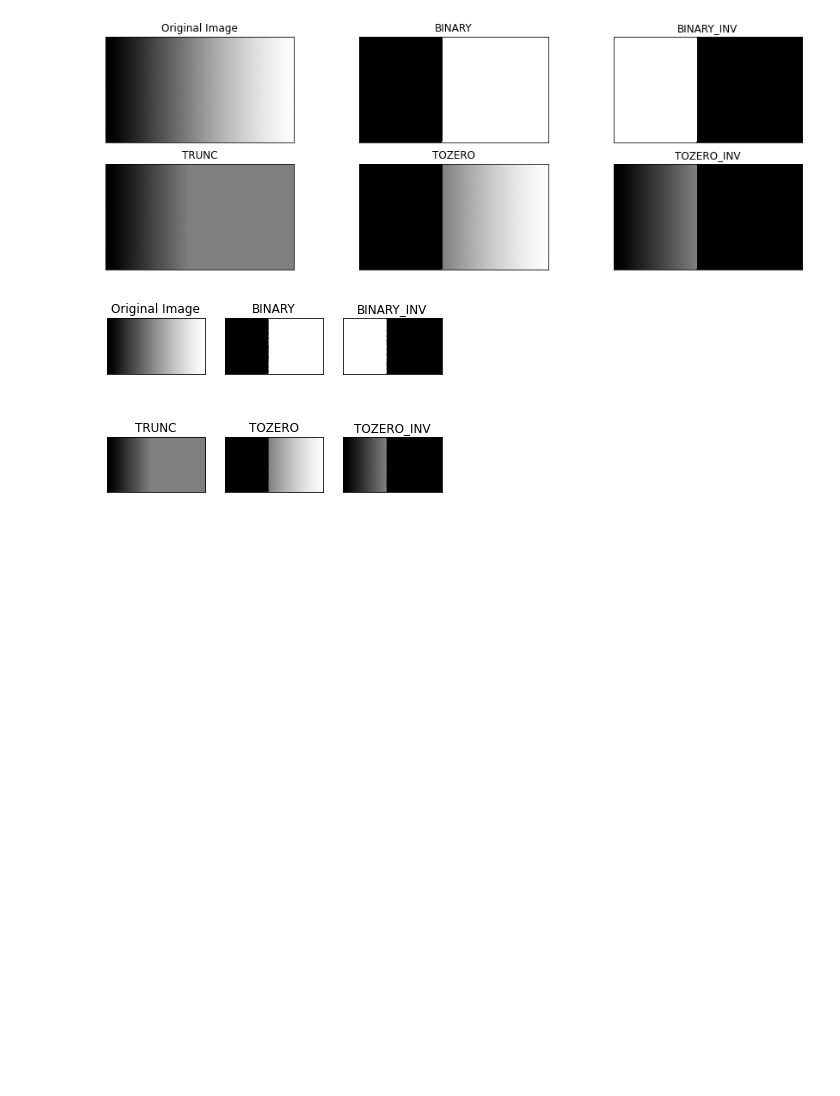
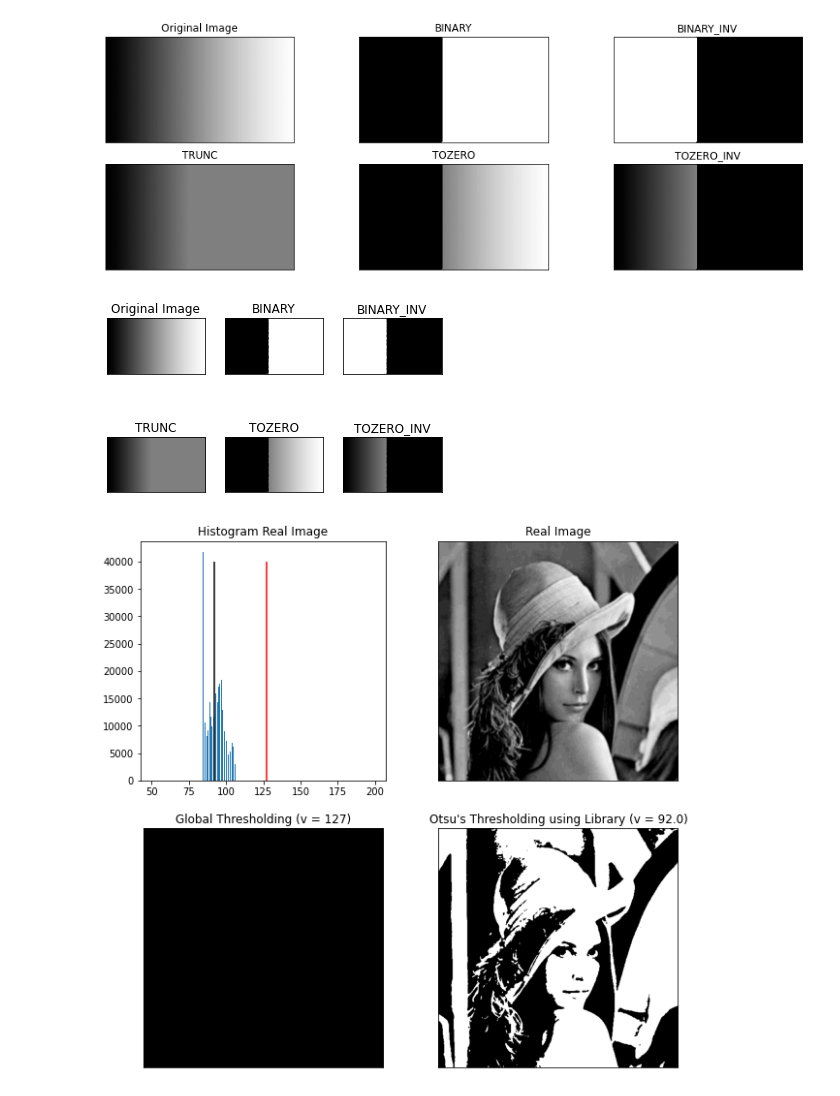
Before and after one commit to ab-rohman/Computer_Vision, a Jupyter notebook: Week10.ipynb, the cells around one changed output. Saved outputs shown, nothing was run; the diff lists cells and outputs as text; code cells hidden in the pictures; blank space fills up the shorter version.

Commit message:
Done Step 4

```diff
--- a/Week10.ipynb
+++ b/Week10.ipynb
@@ -65,3 +65,30 @@ for i in range(6):
 plt.show()
 # %% [output]
 [figure]
+# %%
+# Step 4 Using Library
+img_src2 = cv2.imread('/content/drive/MyDrive/Colab Notebooks/Images_PCVK/Images/lena_gs_lc2.jpg',0)
+img_blur = cv2.GaussianBlur(img_src2,(5,5),0)
+thresh_value = 127
+
+ret,th1 = cv2.threshold(img_blur,thresh_value,255,cv2.THRESH_BINARY)
+ret2,th2 = cv2.threshold(img_blur,0,255,cv2.THRESH_BINARY+cv2.THRESH_OTSU)
+
+x = ("Otsu's Thresholding using Library (v = ")+str(ret2)+")"
+titles = ['Real Image', 'Global Thresholding (v = 127)', x]
+citra3 = [img_blur, th1, th2]
+plt.figure(figsize = (10,10))
+plt.subplot(2,2,1),plt.hist(img_blur.ravel(),256,[50,200])
+
+plt.vlines(ret,0,40000,colors='red')
+plt.vlines(ret2,0,40000,colors='black')
+plt.title('Histogram Real Image')
+
+for i in range(len(citra3)):
+  plt.subplot(2,2,i+2),plt.imshow(citra3[i],'gray')
+  plt.title(titles[i])
+  plt.xticks([]),plt.yticks([])
+
+plt.show()
+# %% [output]
+[figure, added]
```
Also changed, not shown: parts of 1 cell of this notebook.
